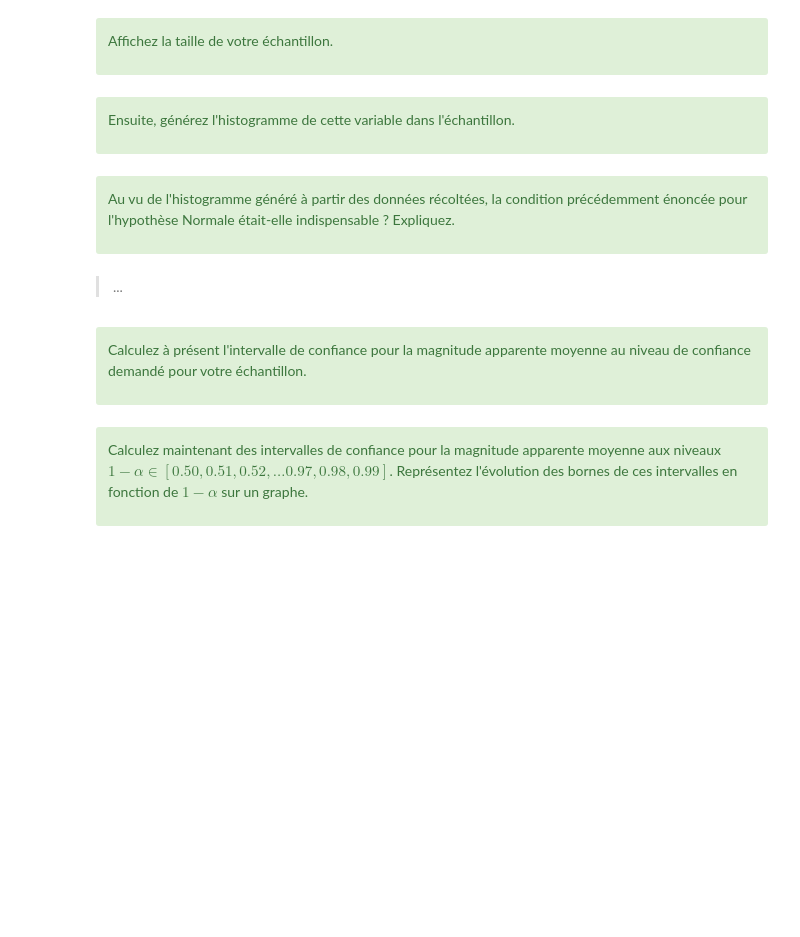
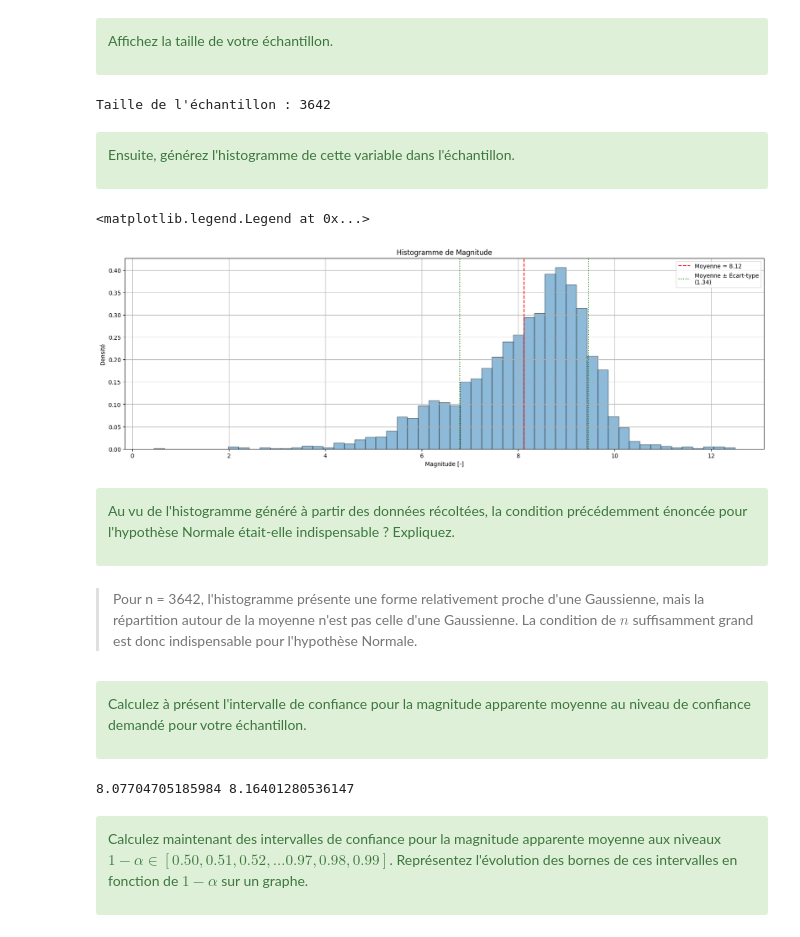
Before and after one commit to MehdiBoustani/Estimation-par-intervalle-et-regression, a Jupyter notebook: math0487_hw2.ipynb, the cells around one changed output. Cells and saved outputs as stored; diff of their text form; code cells hidden in the pictures; blank space fills up the shorter version.

```diff
--- a/math0487_hw2.ipynb
+++ b/math0487_hw2.ipynb
@@ -181,26 +325,69 @@ Quelle(s) condition(s) doive(nt) être remplie(s) ? Quel théorème cette(ces) c
 Affichez la taille de votre échantillon.
 
 </div>
+# %%
+n = len(data)
+print("Taille de l'échantillon :", n)
+# %% [output]
+Taille de l'échantillon : 3642
 # %% [markdown]
 <div class="alert alert-block alert-success">
 
 Ensuite, générez l'histogramme de cette variable dans l'échantillon.
 
 </div>
+# %%
+# Récupération des données
+var = "Vmag"
+vmag = data[var]
+
+# Calcul des statistiques
+mean = np.mean(vmag)
+std = np.std(vmag,  ddof=1) #ddof = 1 pour avoir (n-1) au dénominateur
+
+# Créer la figure
+fig, axs = plt.subplots(figsize=(20, 6))
+
+# Histogramme
+axs.hist(vmag, bins='auto', density=True, edgecolor='black', alpha=0.5)
+axs.axvline(x=mean, color='red', linestyle='--', label=f'Moyenne = {mean:.2f}')
+axs.axvline(x=mean + std, color='green', linestyle=':', label=f'Moyenne ± Écart-type\n({std:.2f})')
+axs.axvline(x=mean - std, color='green', linestyle=':')
+axs.set_title('Histogramme de Magnitude')
+axs.set_xlabel('Magnitude [-]')
+axs.set_ylabel('Densité')
+axs.grid(True)
+axs.legend()
+# %% [output]
+<matplotlib.legend.Legend at 0x...>
+[figure, added]
 # %% [markdown]
 <div class="alert alert-block alert-success">
 
 Au vu de l'histogramme généré à partir des données récoltées, la condition précédemment énoncée pour l'hypothèse Normale était-elle indispensable ? Expliquez.
 
 </div>
-# %% [markdown]
-> ...
+# %% [markdown]
+> Pour n = 3642, l'histogramme présente une forme relativement proche d'une Gaussienne, mais la répartition autour de la moyenne n'est pas celle d'une Gaussienne. La condition de $n$ suffisamment grand est donc indispensable pour l'hypothèse Normale.
 # %% [markdown]
 <div class="alert alert-block alert-success">
 
 Calculez à présent l'intervalle de confiance pour la magnitude apparente moyenne au niveau de confiance demandé pour votre échantillon.
 
 </div>
+# %%
+# Niveau de confiance demandé
+confidence = 0.95
+
+# Conversion des données en numpy array
+vmag = np.asarray(vmag)
+
+# Calcul des bornes de l'intervalle de confiance
+(borne_inf, borne_sup) = get_normal_CI(vmag, confidence)
+
+print(borne_inf, borne_sup)
+# %% [output]
+8.07704705185984 8.16401280536147
 # %% [markdown]
 <div class="alert alert-block alert-success">
 
```
Also changed, not shown: parts of 35 cells of this notebook.
